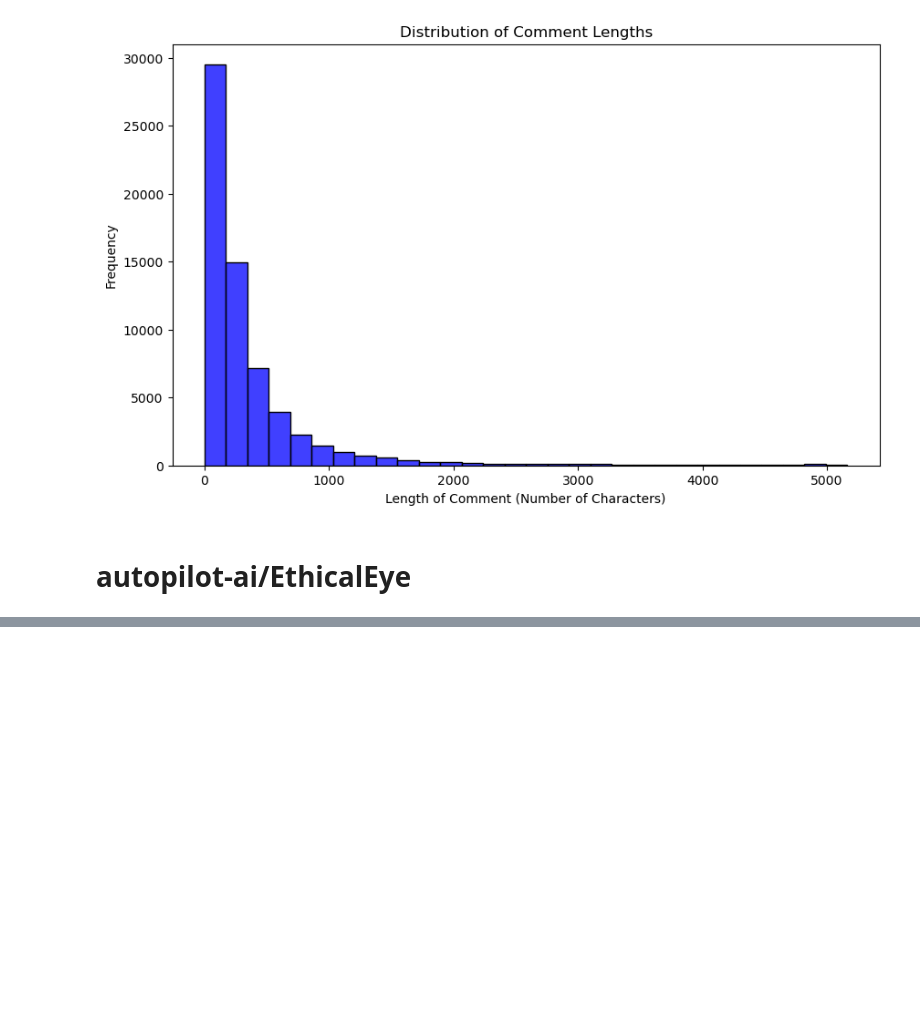
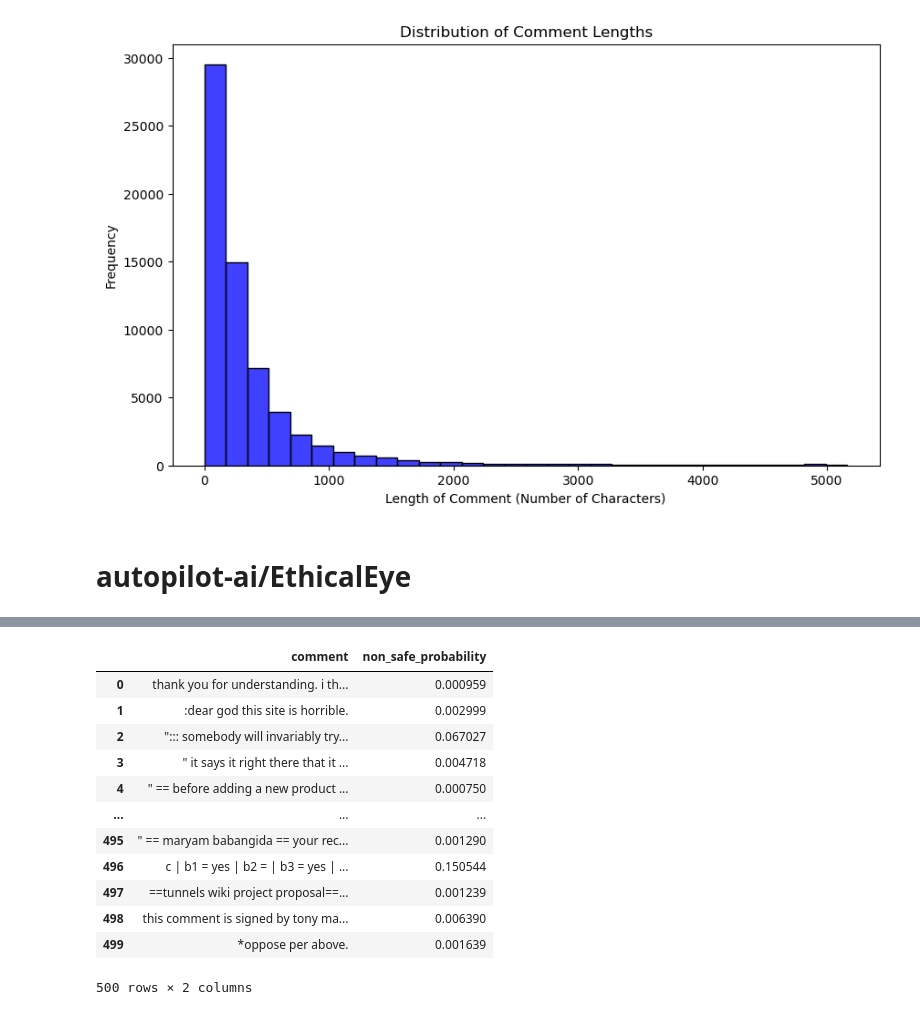
Before and after one commit to seyf4040/Master-Thesis, a Jupyter notebook: code/model_experiments/model_baselines.ipynb, the cells around one changed output, grey strips where cells are left out. Cells and saved outputs as stored; diff of their text form; code cells hidden in the pictures; blank space fills up the shorter version.

```diff
--- a/code/model_experiments/model_baselines.ipynb
+++ b/code/model_experiments/model_baselines.ipynb
@@ -178,0 +214,44 @@ print(predictions_df)
+# %%
+# Define the non-safe labels you are interested in
+citizenlab_non_safe_labels = {"non-toxic"}
+
+# Maximum length of a tokens
+MAX_LENGTH = 200
+
+# List to store predictions for each comment
+citizenlab_predictions = []
+
+# Iterate over each comment in samples
+for comment in samples:
+    res = citizenlab_toxicity_classifier(comment, max_length=MAX_LENGTH, truncation=True)
+
+    # Binary classifier with classes 'toxic' and 'non_toxic'
+    non_safe_prob = 1 - res[0]['score']
+    if res[0]['label'] in citizenlab_non_safe_labels:
+        non_safe_prob = res[0]['score']
+
+    # Store the comment and non-safe probability
+    citizenlab_predictions.append({"comment": comment, "non_safe_probability": non_safe_prob})
+
+    if len(citizenlab_predictions) == test_set_size:
+        break
+
+# Convert predictions to a DataFrame (optional)
+citizenlab_predictions_df = pd.DataFrame(citizenlab_predictions)
+
+# Print the DataFrame
+display(citizenlab_predictions_df)
+# %% [output]
+|  | comment | non_safe_probability |
+| 0 | thank you for understanding. i th... | 0.000959 |
+| 1 | :dear god this site is horrible. | 0.002999 |
+| 2 | "::: somebody will invariably try... | 0.067027 |
+| 3 | " it says it right there that it ... | 0.004718 |
+| 4 | " == before adding a new product ... | 0.000750 |
+| ... | ... | ... |
+| 495 | " == maryam babangida == your rec... | 0.001290 |
+| 496 | c | b1 = yes | b2 = | b3 = yes | ... | 0.150544 |
+| 497 | ==tunnels wiki project proposal==... | 0.001239 |
+| 498 | this comment is signed by tony ma... | 0.006390 |
+| 499 | *oppose per above. | 0.001639 |
+500 rows × 2 columns
```
Also changed, not shown: parts of 14 cells of this notebook, 1 other file.
